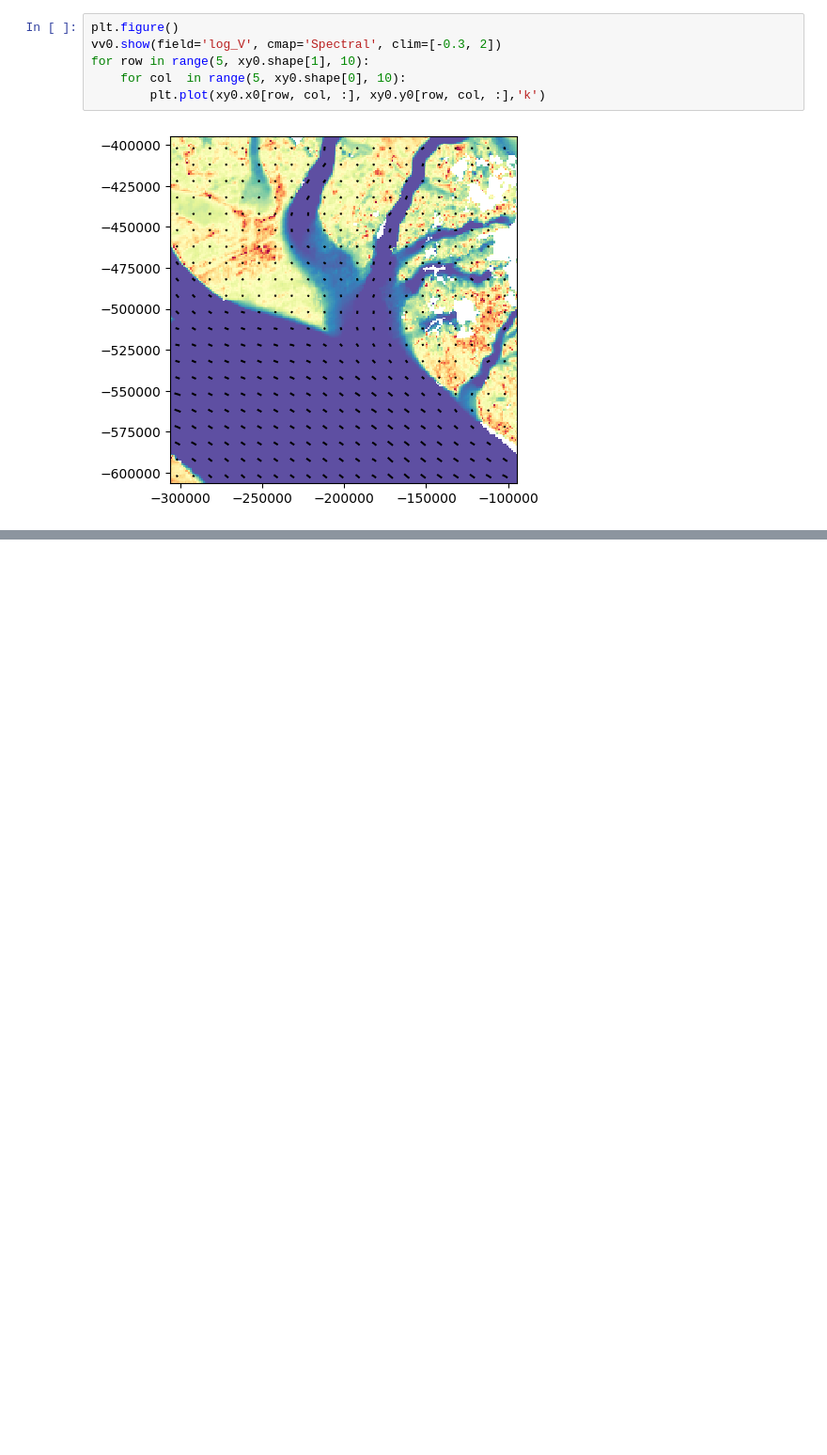
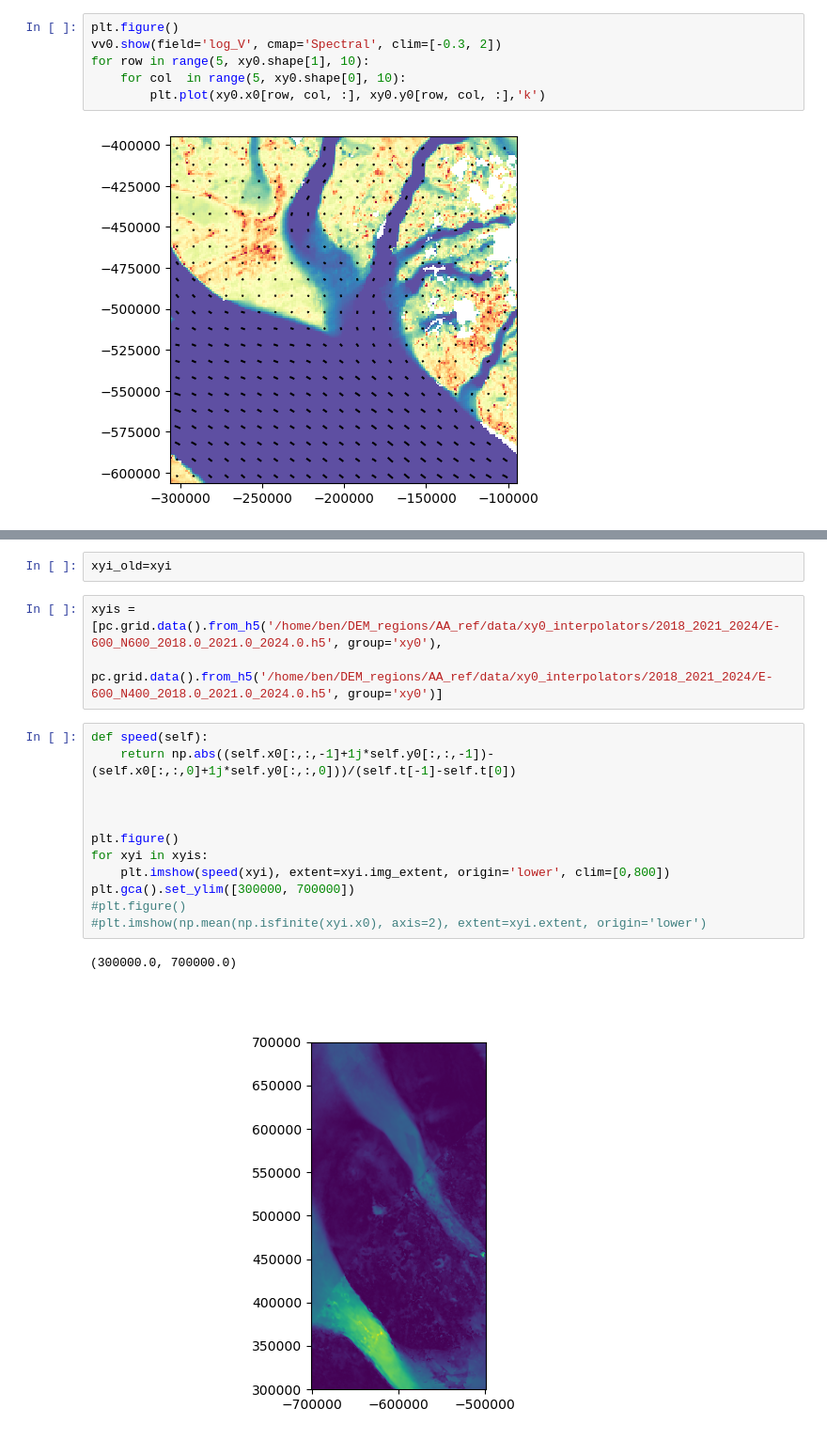
Before and after one commit to SmithB/pointAdvection, a Jupyter notebook: notebooks/make_vel_interpolators_generic.ipynb, the cells around one changed output, grey strips where cells are left out. Shown at 94% size. Cells and saved outputs as stored; diff of their text form; blank space fills up the shorter version.

```diff
--- a/notebooks/make_vel_interpolators_generic.ipynb
+++ b/notebooks/make_vel_interpolators_generic.ipynb
@@ -160,0 +298,20 @@ for row in range(5, xy0.shape[1], 10):
+# %%
+xyi_old=xyi
+# %%
+xyis = [pc.grid.data().from_h5('/home/ben/DEM_regions/AA_ref/data/xy0_interpolators/2018_2021_2024/E-600_N600_2018.0_2021.0_2024.0.h5', group='xy0'),
+        pc.grid.data().from_h5('/home/ben/DEM_regions/AA_ref/data/xy0_interpolators/2018_2021_2024/E-600_N400_2018.0_2021.0_2024.0.h5', group='xy0')]
+# %%
+def speed(self):
+    return np.abs((self.x0[:,:,-1]+1j*self.y0[:,:,-1])-(self.x0[:,:,0]+1j*self.y0[:,:,0]))/(self.t[-1]-self.t[0])
+
+
+
+plt.figure()
+for xyi in xyis:
+    plt.imshow(speed(xyi), extent=xyi.img_extent, origin='lower', clim=[0,800])
+plt.gca().set_ylim([300000, 700000])
+#plt.figure()
+#plt.imshow(np.mean(np.isfinite(xyi.x0), axis=2), extent=xyi.extent, origin='lower')
+# %% [output]
+(300000.0, 700000.0)
+[figure, added]
```
Also changed, not shown: parts of 18 cells of this notebook.
